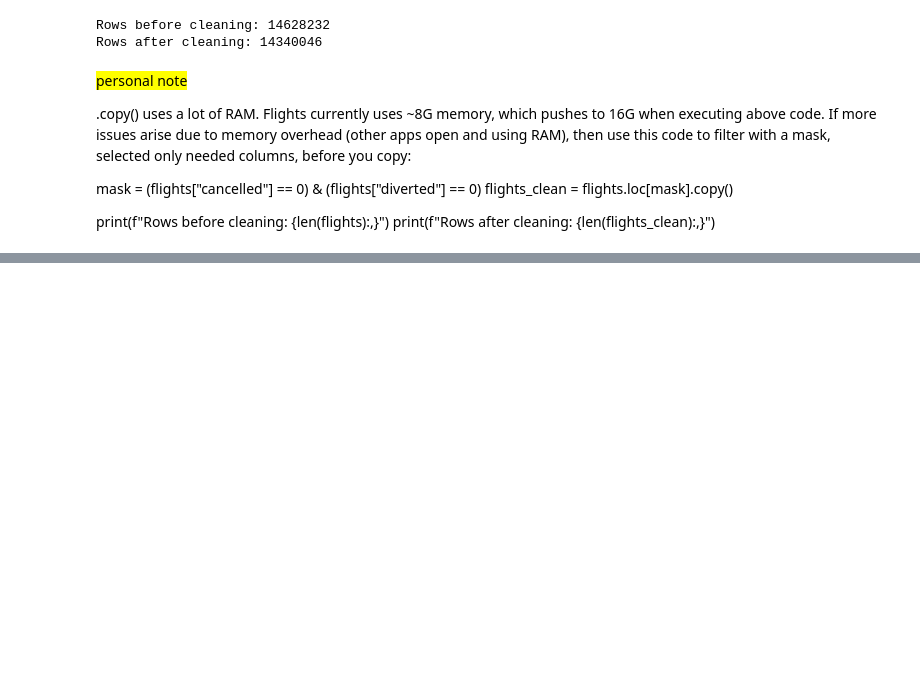
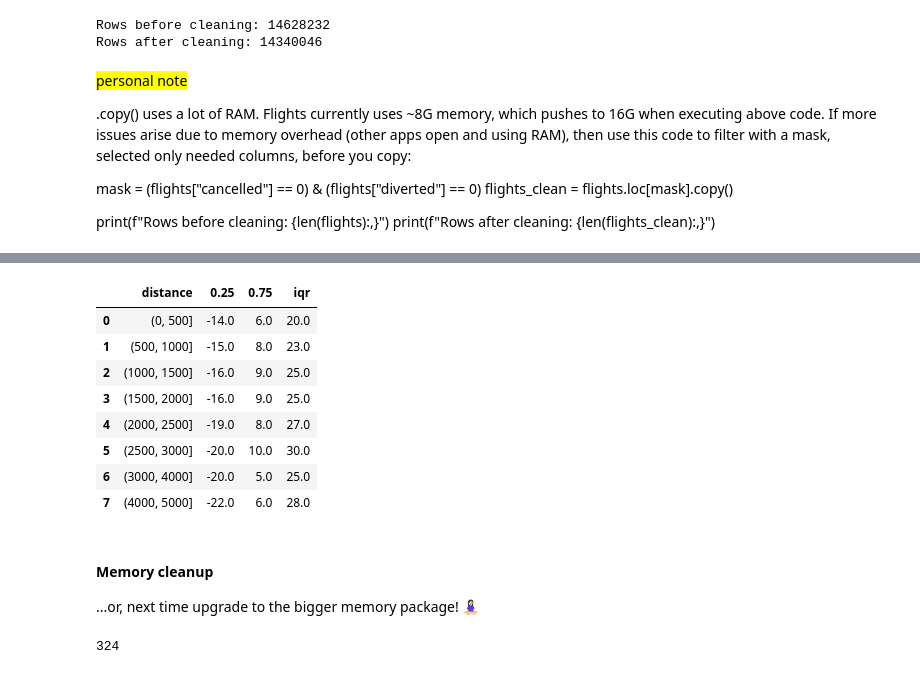
Before and after one commit to ambermocalis/flightops_logistics_analytics, a Jupyter notebook: notebooks/data_load_clean.ipynb, the cells around one changed output, grey strips where cells are left out. Cells and saved outputs as stored; diff of their text form; code cells hidden in the pictures; blank space fills up the shorter version.

```diff
--- a/notebooks/data_load_clean.ipynb
+++ b/notebooks/data_load_clean.ipynb
@@ -181,0 +394,11 @@ gc.collect()
+# %%
+distance_bins = pd.cut(flights_clean['distance'], bins=[0, 500, 1000, 1500, 2000, 2500, 3000, 4000, 5000])
+
+distance_delay = (
+    flights_clean
+        .groupby(distance_bins, observed=True)['arrdel15']
+        .mean()
+        .reset_index()
+)
+
+distance_delay
@@ -181,0 +462,29 @@ gc.collect()
+# %%
+distance_delay_iqr = (
+    flights_clean
+        .groupby(distance_bins, observed=True)['arrdelay']
+        .quantile([0.25, 0.75])
+        .unstack()
+)
+
+distance_delay_iqr["iqr"] = distance_delay_iqr[0.75] - distance_delay_iqr[0.25]
+distance_delay_iqr.reset_index()
+# %% [output]
+|  | distance | 0.25 | 0.75 | iqr |
+| 0 | (0, 500] | -14.0 | 6.0 | 20.0 |
+| 1 | (500, 1000] | -15.0 | 8.0 | 23.0 |
+| 2 | (1000, 1500] | -16.0 | 9.0 | 25.0 |
+| 3 | (1500, 2000] | -16.0 | 9.0 | 25.0 |
+| 4 | (2000, 2500] | -19.0 | 8.0 | 27.0 |
+| 5 | (2500, 3000] | -20.0 | 10.0 | 30.0 |
+| 6 | (3000, 4000] | -20.0 | 5.0 | 25.0 |
+| 7 | (4000, 5000] | -22.0 | 6.0 | 28.0 |
+# %% [markdown]
+#### Memory cleanup
+...or, next time upgrade to the bigger memory package! 🧘🏻‍♀️
+# %%
+del hourly_delay, weekend_delay, carrier_delay, route_delay, distance_delay, distance_delay_iqr, distance_delay_stdev
+import gc
+gc.collect()
+# %% [output]
+324
```
Also changed, not shown: parts of 30 cells of this notebook, 1 other file.
